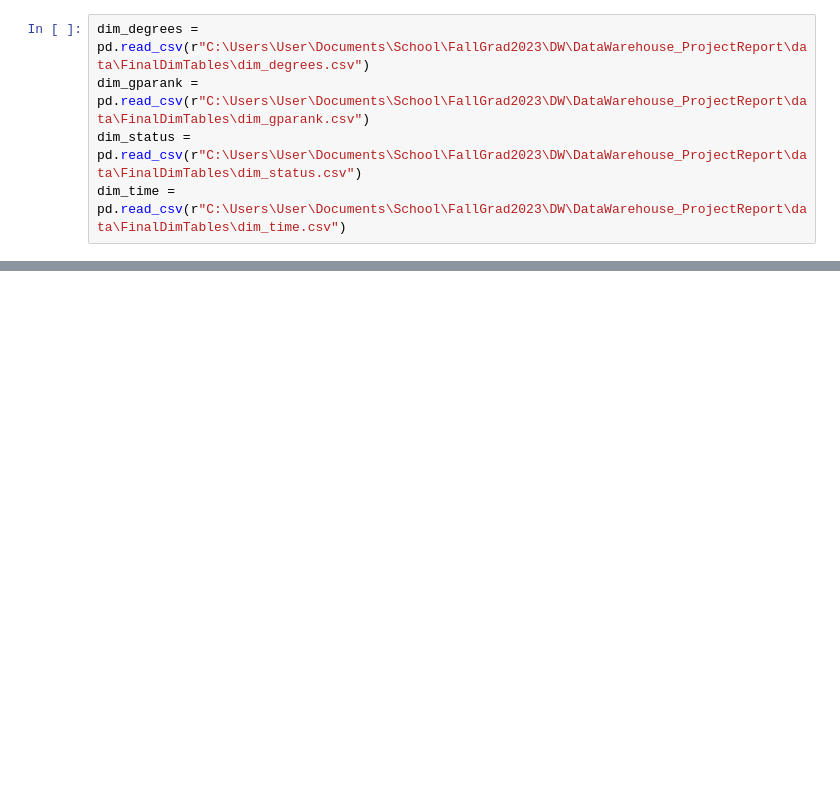
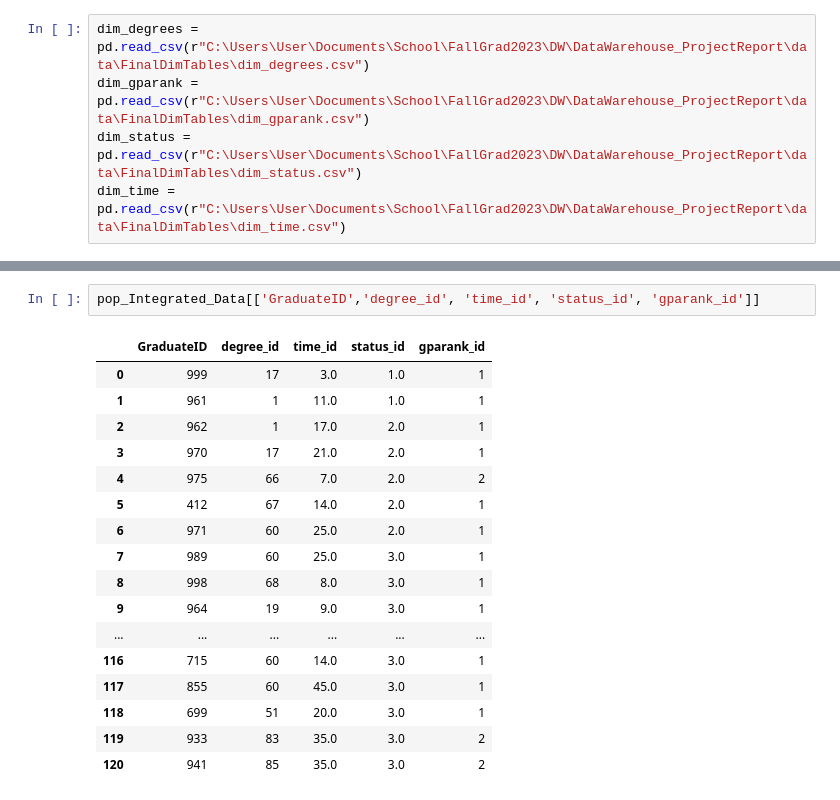
Before and after one commit to JoshuaFarara/DataWarehouse_ProjectReport, a Jupyter notebook: data/FinalDimTables/FactDataPopulate.ipynb, the cells around one changed output, grey strips where cells are left out. Drawn from its saved outputs; the diff is of its cells as text; blank space fills up the shorter version.

```diff
--- a/data/FinalDimTables/FactDataPopulate.ipynb
+++ b/data/FinalDimTables/FactDataPopulate.ipynb
@@ -29,0 +88,20 @@ dim_time = pd.read_csv(r"C:\Users\User\Documents\School\FallGrad2023\DW\DataWare
+# %%
+pop_Integrated_Data[['GraduateID','degree_id', 'time_id', 'status_id', 'gparank_id']]
+# %% [output]
+|  | GraduateID | degree_id | time_id | status_id | gparank_id |
+| 0 | 999 | 17 | 3.0 | 1.0 | 1 |
+| 1 | 961 | 1 | 11.0 | 1.0 | 1 |
+| 2 | 962 | 1 | 17.0 | 2.0 | 1 |
+| 3 | 970 | 17 | 21.0 | 2.0 | 1 |
+| 4 | 975 | 66 | 7.0 | 2.0 | 2 |
+| 5 | 412 | 67 | 14.0 | 2.0 | 1 |
+| 6 | 971 | 60 | 25.0 | 2.0 | 1 |
+| 7 | 989 | 60 | 25.0 | 3.0 | 1 |
+| 8 | 998 | 68 | 8.0 | 3.0 | 1 |
+| 9 | 964 | 19 | 9.0 | 3.0 | 1 |
+| ... | ... | ... | ... | ... | ... |
+| 116 | 715 | 60 | 14.0 | 3.0 | 1 |
+| 117 | 855 | 60 | 45.0 | 3.0 | 1 |
+| 118 | 699 | 51 | 20.0 | 3.0 | 1 |
+| 119 | 933 | 83 | 35.0 | 3.0 | 2 |
+| 120 | 941 | 85 | 35.0 | 3.0 | 2 |
```
Also changed, not shown: parts of 9 cells of this notebook, 17 other files.
